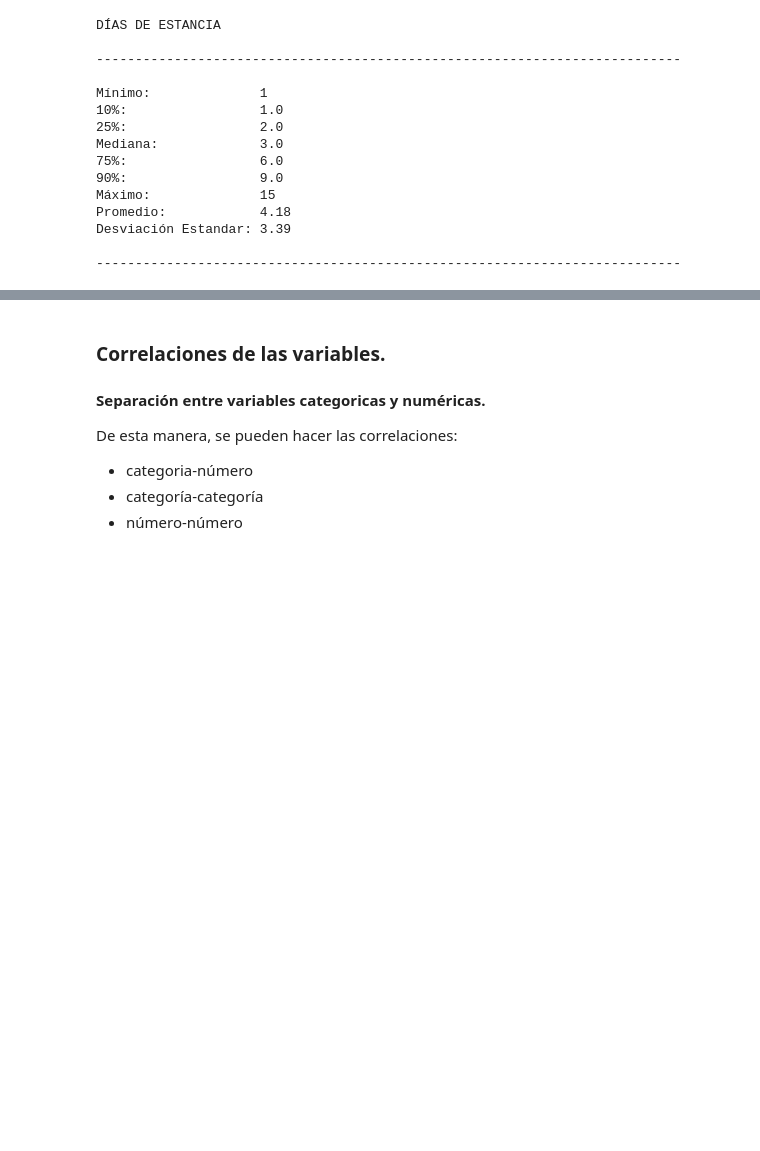
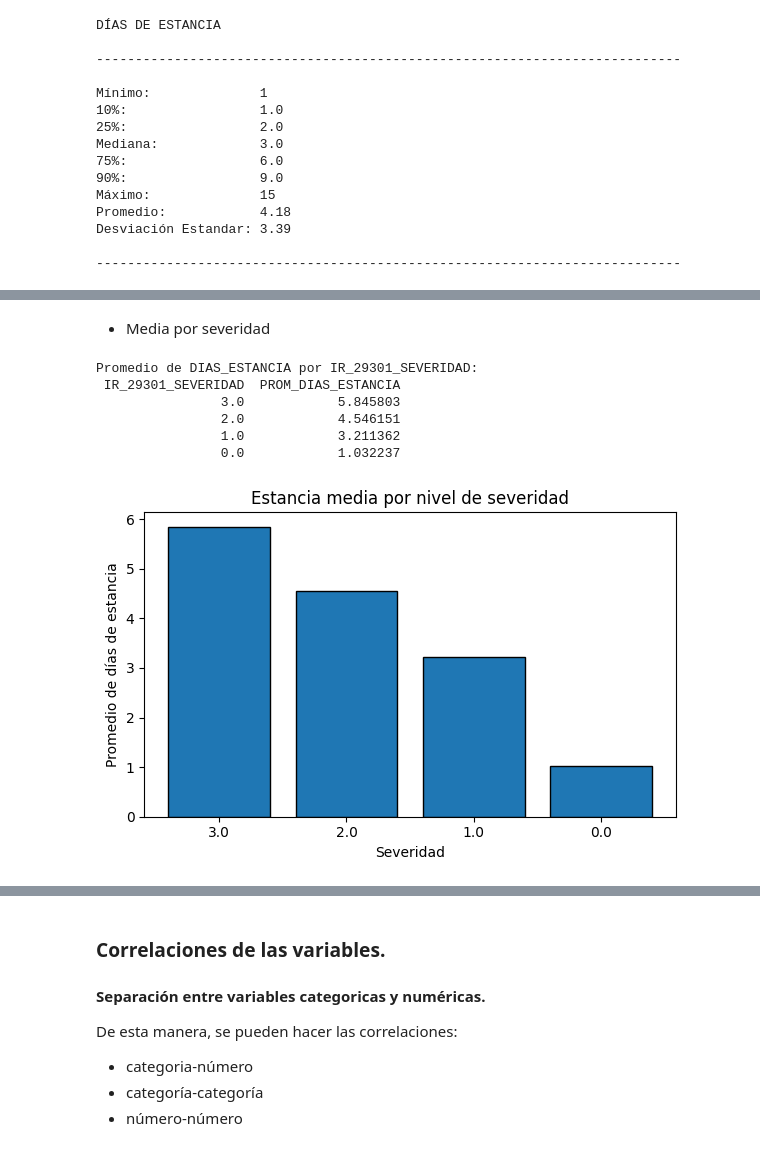
Before and after one commit to VichoRamirez/TOPD, a Jupyter notebook: Control2.ipynb, the cells around one changed output, grey strips where cells are left out. Saved outputs shown, nothing was run; the diff lists cells and outputs as text; code cells hidden in the pictures; blank space fills up the shorter version.

```diff
--- a/Control2.ipynb
+++ b/Control2.ipynb
@@ -293,0 +406,31 @@ Desviación Estandar: 3.39
+# %% [markdown]
+- Media por severidad
+# %%
+sev_grp = (
+    df
+    .groupby('IR_29301_SEVERIDAD')['DIAS_ESTANCIA']
+    .mean()
+    .reset_index(name='PROM_DIAS_ESTANCIA')
+    .sort_values('PROM_DIAS_ESTANCIA', ascending = False)
+)
+
+# 2) Mostrar tabla
+print("Promedio de DIAS_ESTANCIA por IR_29301_SEVERIDAD:")
+print(sev_grp.to_string(index=False))
+
+# 3) Gráfico de barras
+plt.figure(figsize=(6,4))
+plt.bar(sev_grp['IR_29301_SEVERIDAD'].astype(str), sev_grp['PROM_DIAS_ESTANCIA'], edgecolor='black')
+plt.xlabel('Severidad')
+plt.ylabel('Promedio de días de estancia')
+plt.title('Estancia media por nivel de severidad')
+plt.tight_layout()
+plt.show()
+# %% [output]
+Promedio de DIAS_ESTANCIA por IR_29301_SEVERIDAD:
+ IR_29301_SEVERIDAD  PROM_DIAS_ESTANCIA
+                3.0            5.845803
+                2.0            4.546151
+                1.0            3.211362
+                0.0            1.032237
+[figure, added]
```
Also changed, not shown: parts of 24 cells of this notebook, 1 other file.
